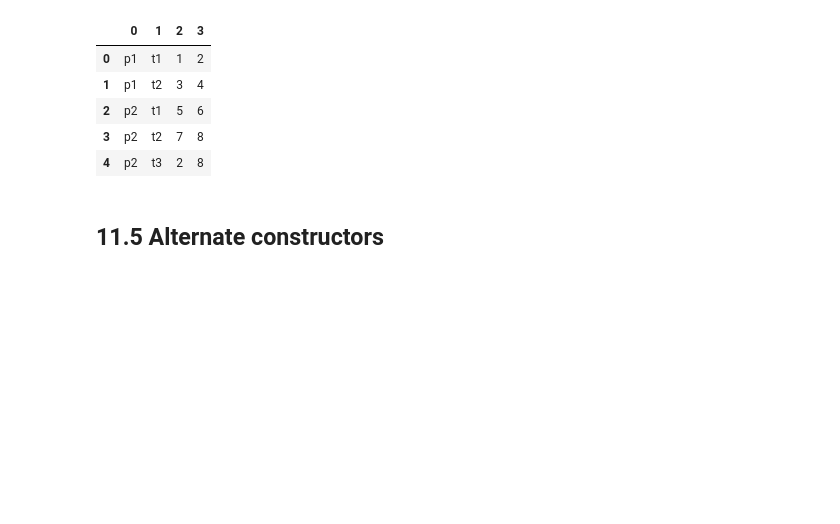
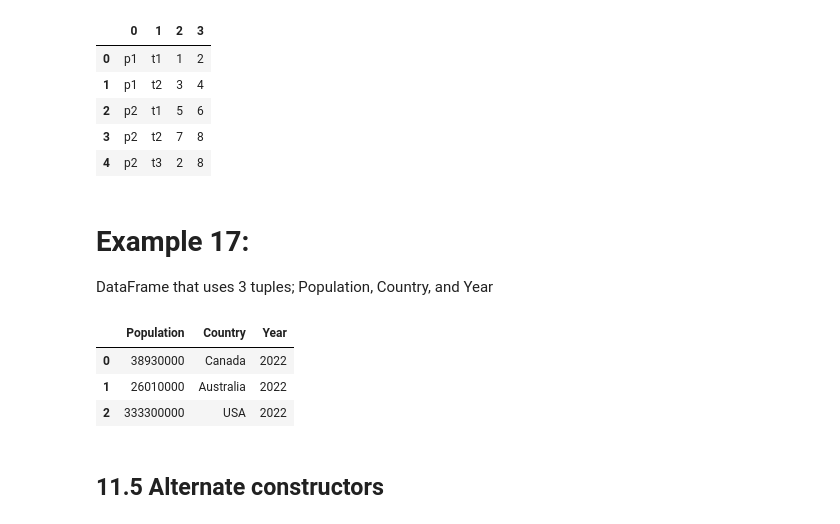
Before and after one commit to MaxwellChen00/Week1-Copy-python-intro, a Jupyter notebook: Copy_of_Introduction_to_Python.ipynb, the cells around one changed output. Cells and saved outputs as stored; diff of their text form; code cells hidden in the pictures; blank space fills up the shorter version.

```diff
--- a/Copy_of_Introduction_to_Python.ipynb
+++ b/Copy_of_Introduction_to_Python.ipynb
@@ -1185,6 +1456,20 @@ df
 | 2 | p2 | t1 | 5 | 6 |
 | 3 | p2 | t2 | 7 | 8 |
 | 4 | p2 | t3 | 2 | 8 |
+# %% [markdown]
+# **Example 17:**
+DataFrame that uses 3 tuples; Population, Country, and Year
+# %%
+
+df = pd.DataFrame({'Population': [38930000, 26010000, 333300000],
+                'Country' : ["Canada", "Australia", "USA"],
+                'Year' : [2022,2022,2022]})
+df
+# %% [output]
+|  | Population | Country | Year |
+| 0 | 38930000 | Canada | 2022 |
+| 1 | 26010000 | Australia | 2022 |
+| 2 | 333300000 | USA | 2022 |
 # %% [markdown]
 ## 11.5 Alternate constructors
 # %% [markdown]
```
Also changed, not shown: parts of 61 cells of this notebook.
